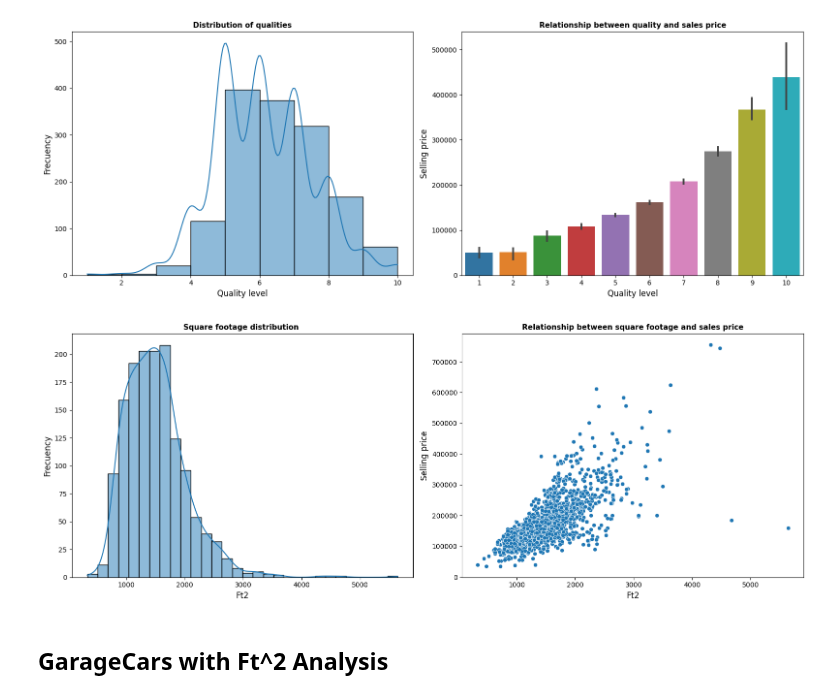
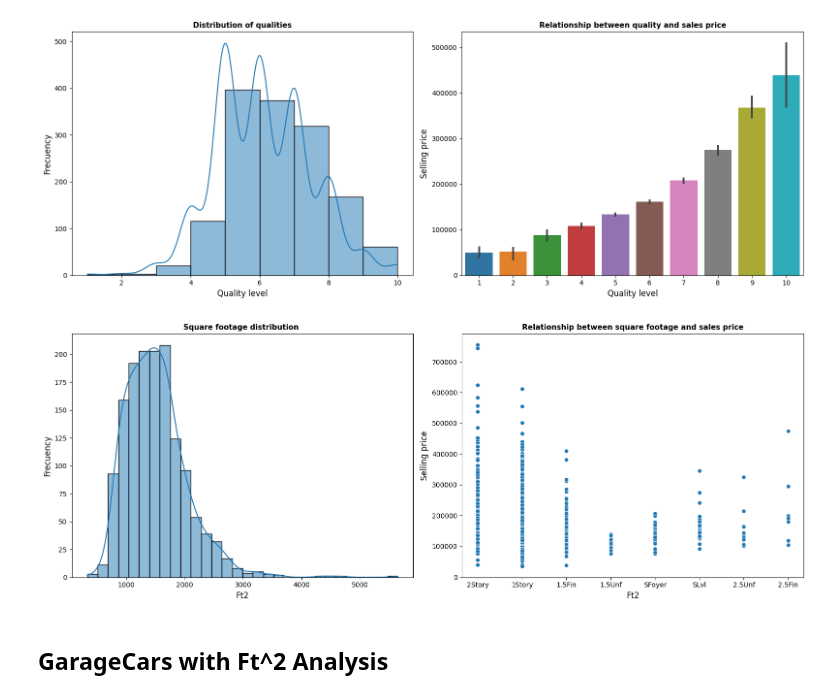
Before and after one commit to ibkya/House-Sale-Price-Predict--Kaggle-Competition-, a Jupyter notebook: HouseSalePricePredictions.ipynb, the cells around one changed output. Saved outputs shown, nothing was run; the diff lists cells and outputs as text; code cells hidden in the pictures.

Commit message:
Kaggle Notebook | [🔥 %18 / 0.9226 🔥] House Price Pred /w XGBoost | Version 33

```diff
--- a/HouseSalePricePredictions.ipynb
+++ b/HouseSalePricePredictions.ipynb
@@ -74,7 +74,7 @@ train['TotalBath'] = train['FullBath'] + (train['HalfBath'] * 0.5) + train['Bsmt
 train['Total_Bot_Bath'] = train['BsmtFullBath'] + (train['BsmtHalfBath'] * 0.5)
 
 train['HasGarage'] = train['GarageArea'].apply(lambda x: 1 if x > 0 else 0)
-
+train['CarSF'] = train['GarageArea']/train['GarageCars']
 
 
 #Test veri seti için yeni özellikler oluşturma
@@ -87,6 +87,7 @@ test['TotalSF'] = (test['1stFlrSF'] + test['2ndFlrSF'] + test['TotalBsmtSF'] + t
                  test['WoodDeckSF'] + test['OpenPorchSF'] + test['EnclosedPorch'] +
                  test['3SsnPorch'] + test['ScreenPorch'])
 
+test['CarSF'] = test['GarageArea']/test['GarageCars']
 test['HouseAge'] = test['YrSold'] - test['YearBuilt']
 test['GarageAge'] = test['YrSold'] - test['GarageYrBlt']
 test['TotalRooms'] = test['TotRmsAbvGrd'] + test['BedroomAbvGr']
@@ -276,20 +297,20 @@ plt.show()
 # %%
 fig, axes = plt.subplots(1, 2, figsize=(16, 6))
 
 sns.histplot(data=train_clean, x='GrLivArea', ax=axes[0], bins=30, kde=True)
 axes[0].set_xlabel('Ft2', size=12)
 axes[0].set_ylabel('Frecuency', size=12)
 axes[0].set_title('Square footage distribution ', size=11, weight='bold')
 
-sns.scatterplot(data=train_clean, x='GrLivArea', y='SalePrice', ax=axes[1])
+sns.scatterplot(data=train, x='HouseStyle', y='SalePrice', ax=axes[1])
 axes[1].set_xlabel('Ft2', size=12)
 axes[1].set_ylabel('Selling price', size=12)
 axes[1].set_title('Relationship between square footage and sales price', size=11, weight='bold')
 
 plt.tight_layout()
 plt.show()
 # %% [output]
-[figure, old version]
+[figure, new version]
 # %% [markdown]
 ## GarageCars with Ft^2 Analysis
 # %%
```
Also changed, not shown: parts of 14 cells of this notebook.
